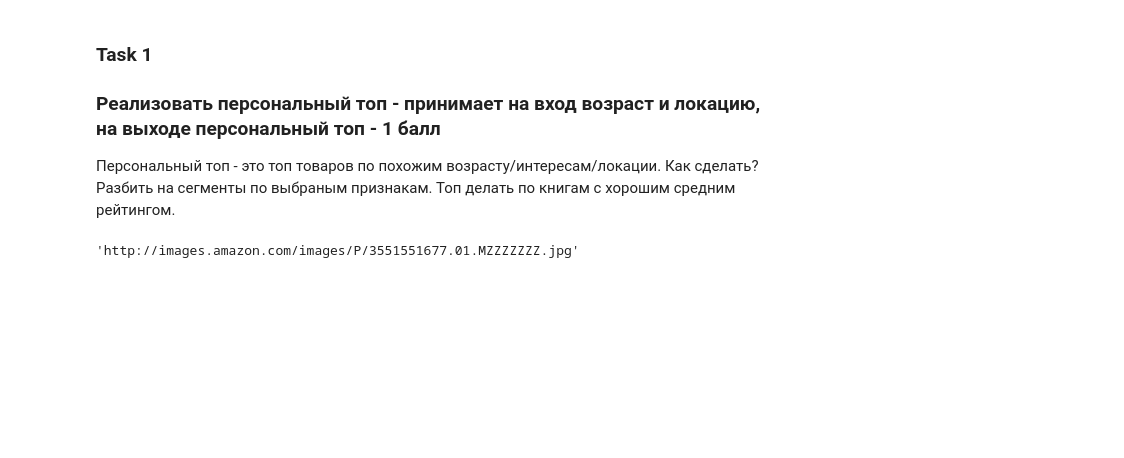
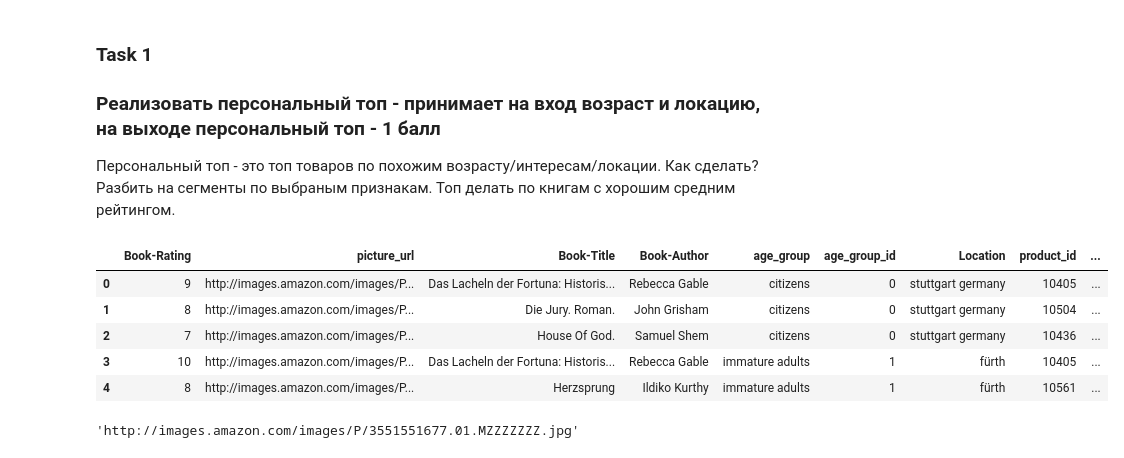
Before and after one commit to 4ervonec19/HW6_recommendation_systems, a Jupyter notebook: recommendation_systems.ipynb, the cells around one changed output. Saved outputs shown, nothing was run; the diff lists cells and outputs as text; code cells hidden in the pictures; blank space fills up the shorter version.

```diff
--- a/recommendation_systems.ipynb
+++ b/recommendation_systems.ipynb
@@ -715,7 +715,7 @@ class Top():
             self.product_id_to_url[i[0]] = i[1]
         self.interactions = Int
 
-    def top_items(self, input_string, age):
+    def top_items(self, input_string, age, top):
         items = self.interactions.groupby(['Location', 'age_group_id']).agg({'product_id': 'first',
                                                                       'Book-Rating': 'mean',
                                                                       'Book-Title': 'first',
@@ -729,7 +729,11 @@ class Top():
         located_items = items[items['true_location'] == True]
         age_string = age_group_encoding(age)
         encoded_age = label_encoding.transform(pd.Series(age_string))[0]
-        age_located_items = located_items[located_items['age_group_id'] == encoded_age][:15]
+        age_located_items = located_items[located_items['age_group_id'] == encoded_age]\
+                                                    .drop(columns = ['Location', 'Location_splitted'])\
+                                                    .drop_duplicates(subset = 'Book-Title')[:top]
+
+        self.sub_inter = age_located_items
 
         rec_imaging(age_located_items["product_id"].values, self.product_id_to_url,
                     age_located_items['Book-Title'].values,
@@ -738,6 +742,15 @@ class Top():
                     )
 # %%
 top_books = Top(total_interactions_for_top)
+# %%
+top_books.interactions.head()
+# %% [output]
+|  | Book-Rating | picture_url | Book-Title | Book-Author | age_group | age_group_id | Location | product_id | ... |
+| 0 | 9 | http://images.amazon.com/images/P... | Das Lacheln der Fortuna: Historis... | Rebecca Gable | citizens | 0 | stuttgart germany | 10405 | ... |
+| 1 | 8 | http://images.amazon.com/images/P... | Die Jury. Roman. | John Grisham | citizens | 0 | stuttgart germany | 10504 | ... |
+| 2 | 7 | http://images.amazon.com/images/P... | House Of God. | Samuel Shem | citizens | 0 | stuttgart germany | 10436 | ... |
+| 3 | 10 | http://images.amazon.com/images/P... | Das Lacheln der Fortuna: Historis... | Rebecca Gable | immature adults | 1 | fürth | 10405 | ... |
+| 4 | 8 | http://images.amazon.com/images/P... | Herzsprung | Ildiko Kurthy | immature adults | 1 | fürth | 10561 | ... |
 # %%
 top_books.interactions["picture_url"][12]
 # %% [output]
```
Also changed, not shown: parts of 5 cells of this notebook.
